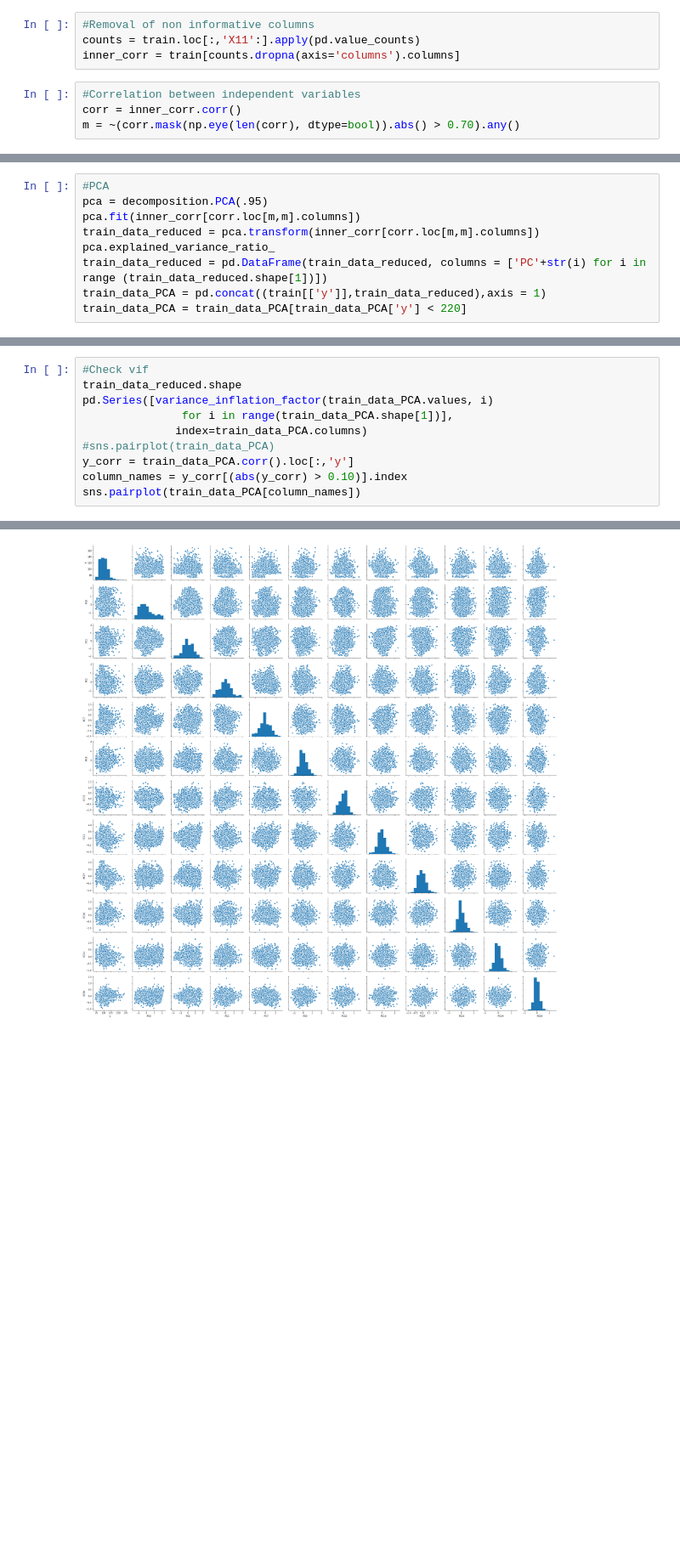
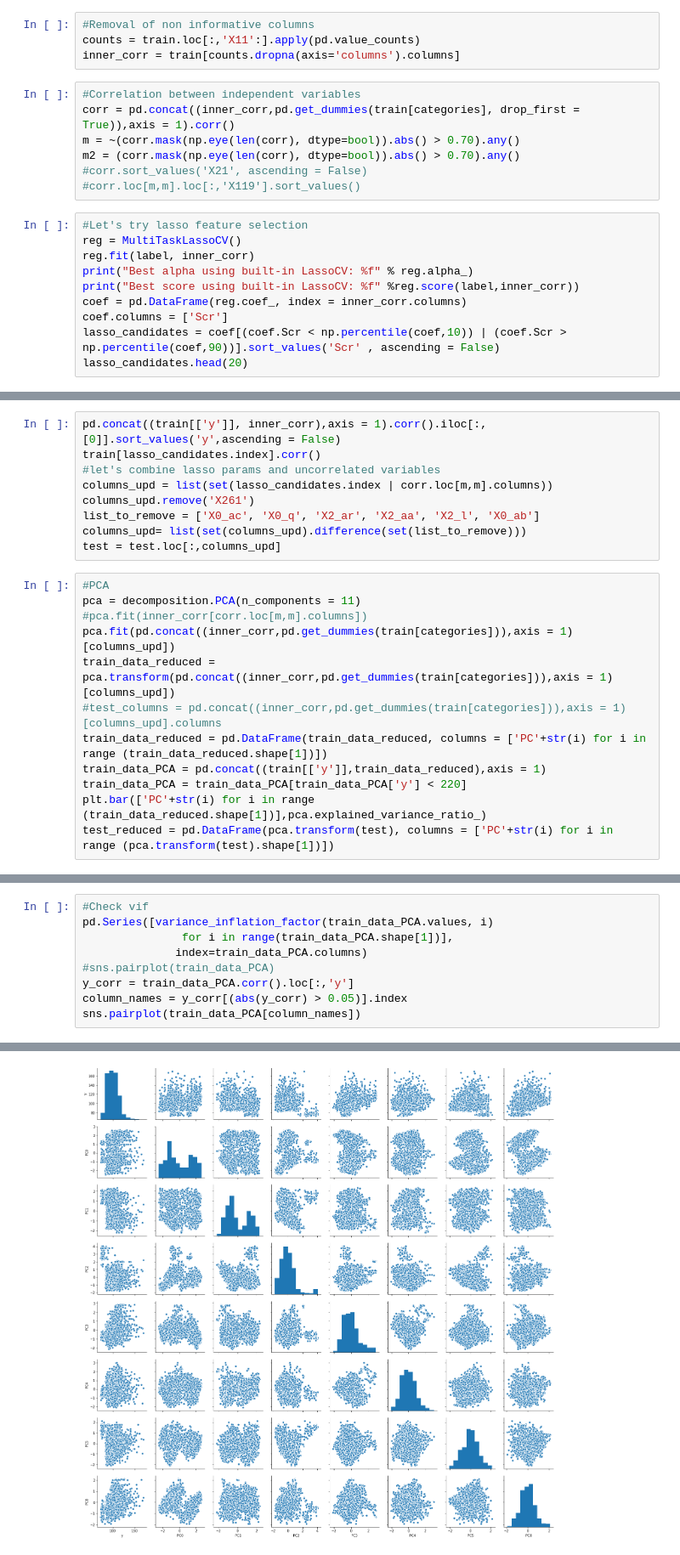
Before and after one commit to Engin89/Kaggle-Mercedes-Competition, a Jupyter notebook: Mercedes_Kaggle.ipynb, the cells around one changed output, grey strips where cells are left out. Shown at 85% size. Saved outputs shown, nothing was run; the diff lists cells and outputs as text; blank space fills up the shorter version.

```diff
--- a/Mercedes_Kaggle.ipynb
+++ b/Mercedes_Kaggle.ipynb
@@ -32,5 +92,18 @@ counts = train.loc[:,'X11':].apply(pd.value_counts)
 inner_corr = train[counts.dropna(axis='columns').columns]
 # %%
 #Correlation between independent variables
-corr = inner_corr.corr()
+corr = pd.concat((inner_corr,pd.get_dummies(train[categories], drop_first = True)),axis = 1).corr()
 m = ~(corr.mask(np.eye(len(corr), dtype=bool)).abs() > 0.70).any()
+m2 = (corr.mask(np.eye(len(corr), dtype=bool)).abs() > 0.70).any()
+#corr.sort_values('X21', ascending = False)
+#corr.loc[m,m].loc[:,'X119'].sort_values()
+# %%
+#Let's try lasso feature selection
+reg = MultiTaskLassoCV()
+reg.fit(label, inner_corr)
+print("Best alpha using built-in LassoCV: %f" % reg.alpha_)
+print("Best score using built-in LassoCV: %f" %reg.score(label,inner_corr))
+coef = pd.DataFrame(reg.coef_, index = inner_corr.columns)
+coef.columns = ['Scr']
+lasso_candidates = coef[(coef.Scr < np.percentile(coef,10)) | (coef.Scr > np.percentile(coef,90))].sort_values('Scr' , ascending = False)
+lasso_candidates.head(20)
@@ -37,10 +130,22 @@ m = ~(corr.mask(np.eye(len(corr), dtype=bool)).abs() > 0.70).any()
+# %%
+pd.concat((train[['y']], inner_corr),axis = 1).corr().iloc[:,[0]].sort_values('y',ascending = False)
+train[lasso_candidates.index].corr()
+#let's combine lasso params and uncorrelated variables
+columns_upd = list(set(lasso_candidates.index | corr.loc[m,m].columns))
+columns_upd.remove('X261')
+list_to_remove = ['X0_ac', 'X0_q', 'X2_ar', 'X2_aa', 'X2_l', 'X0_ab']
+columns_upd= list(set(columns_upd).difference(set(list_to_remove)))
+test = test.loc[:,columns_upd]
 # %%
 #PCA
-pca = decomposition.PCA(.95)
-pca.fit(inner_corr[corr.loc[m,m].columns])
-train_data_reduced = pca.transform(inner_corr[corr.loc[m,m].columns])
-pca.explained_variance_ratio_
+pca = decomposition.PCA(n_components = 11)
+#pca.fit(inner_corr[corr.loc[m,m].columns])
+pca.fit(pd.concat((inner_corr,pd.get_dummies(train[categories])),axis = 1)[columns_upd])
+train_data_reduced = pca.transform(pd.concat((inner_corr,pd.get_dummies(train[categories])),axis = 1)[columns_upd])
+#test_columns = pd.concat((inner_corr,pd.get_dummies(train[categories])),axis = 1)[columns_upd].columns
 train_data_reduced = pd.DataFrame(train_data_reduced, columns = ['PC'+str(i) for i in range (train_data_reduced.shape[1])])
 train_data_PCA = pd.concat((train[['y']],train_data_reduced),axis = 1)
 train_data_PCA = train_data_PCA[train_data_PCA['y'] < 220]
+plt.bar(['PC'+str(i) for i in range (train_data_reduced.shape[1])],pca.explained_variance_ratio_)
+test_reduced = pd.DataFrame(pca.transform(test), columns = ['PC'+str(i) for i in range (pca.transform(test).shape[1])])
 # %% [output]
@@ -54,15 +153,14 @@ train_data_PCA = train_data_PCA[train_data_PCA['y'] < 220]
 # %%
 #Check vif
-train_data_reduced.shape
 pd.Series([variance_inflation_factor(train_data_PCA.values, i)
                for i in range(train_data_PCA.shape[1])],
               index=train_data_PCA.columns)
 #sns.pairplot(train_data_PCA)
 y_corr = train_data_PCA.corr().loc[:,'y']
-column_names = y_corr[(abs(y_corr) > 0.10)].index
+column_names = y_corr[(abs(y_corr) > 0.05)].index
 sns.pairplot(train_data_PCA[column_names])
 # %% [output]
 <seaborn.axisgrid.PairGrid at 0x...>
-[figure, old version]
+[figure, new version]
 # %%
 #Clustering with GMM
```
Also changed, not shown: parts of 30 cells of this notebook.
